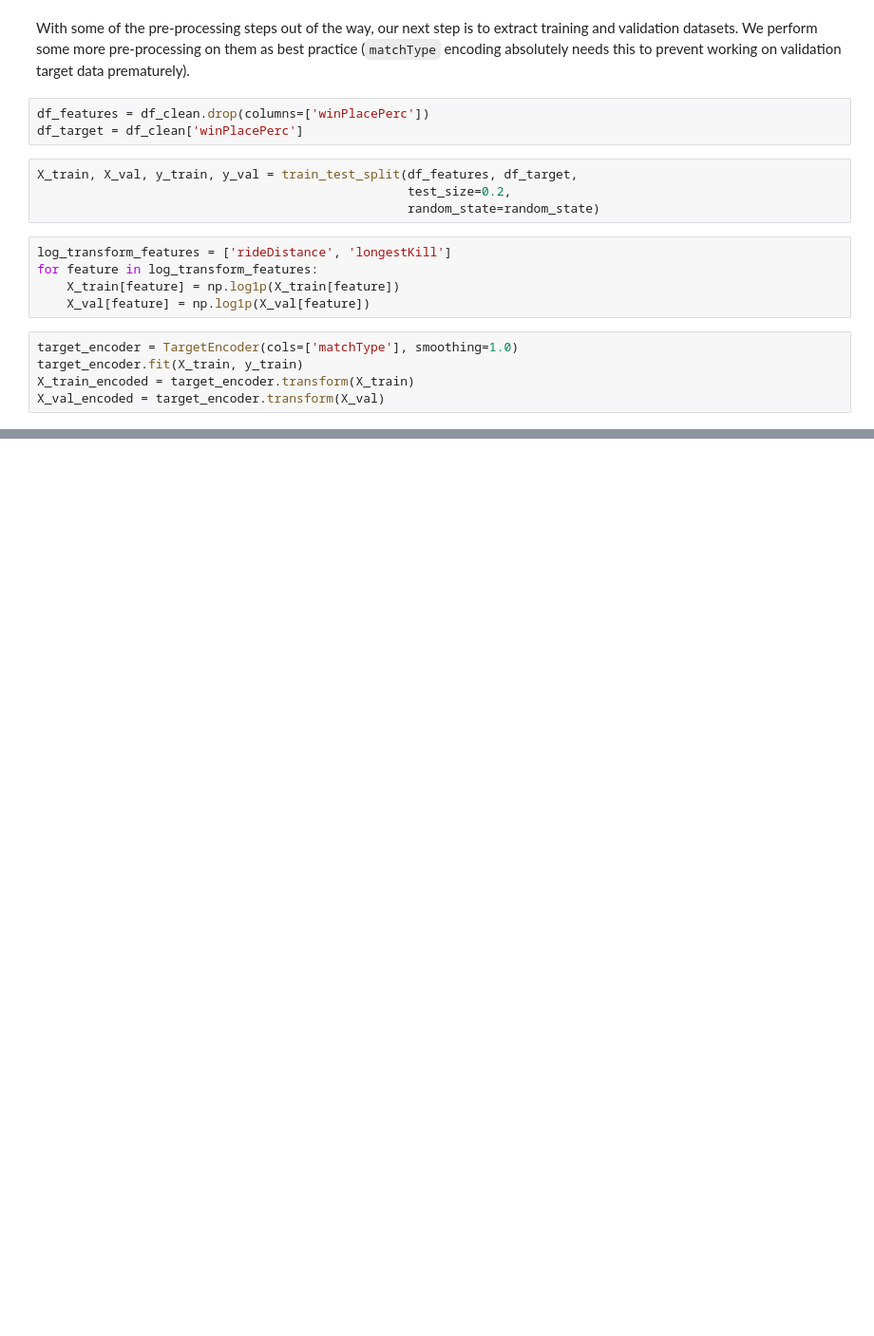
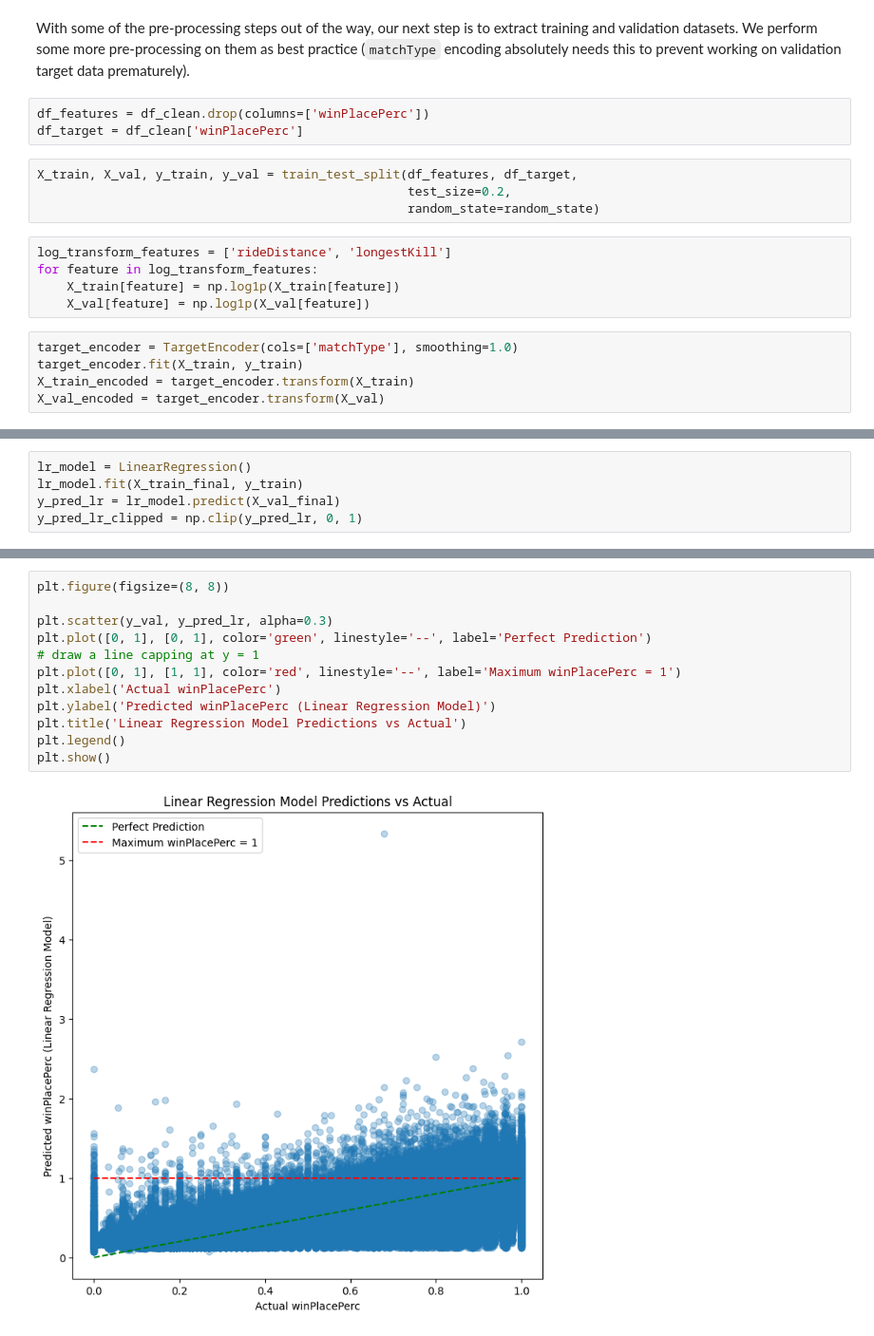
Before and after one commit to dganesh05/project-3, a Jupyter notebook: project-revised.ipynb, the cells around one changed output, grey strips where cells are left out. Shown at 95% size. Drawn from its saved outputs; the diff is of its cells as text; blank space fills up the shorter version.

Commit message:
Add modeling experiments 1 & 2, as well as half-finished experiment 3

```diff
--- a/project-revised.ipynb
+++ b/project-revised.ipynb
@@ -773,0 +805,5 @@ Name: winPlacePerc, dtype: float64
+# %%
+lr_model = LinearRegression()
+lr_model.fit(X_train_final, y_train)
+y_pred_lr = lr_model.predict(X_val_final)
+y_pred_lr_clipped = np.clip(y_pred_lr, 0, 1)
@@ -773,0 +851,14 @@ Name: winPlacePerc, dtype: float64
+# %%
+plt.figure(figsize=(8, 8))
+
+plt.scatter(y_val, y_pred_lr, alpha=0.3)
+plt.plot([0, 1], [0, 1], color='green', linestyle='--', label='Perfect Prediction')
+# draw a line capping at y = 1
+plt.plot([0, 1], [1, 1], color='red', linestyle='--', label='Maximum winPlacePerc = 1')
+plt.xlabel('Actual winPlacePerc')
+plt.ylabel('Predicted winPlacePerc (Linear Regression Model)')
+plt.title('Linear Regression Model Predictions vs Actual')
+plt.legend()
+plt.show()
+# %% [output]
+[figure, added]
```
Also changed, not shown: parts of 37 cells of this notebook.
